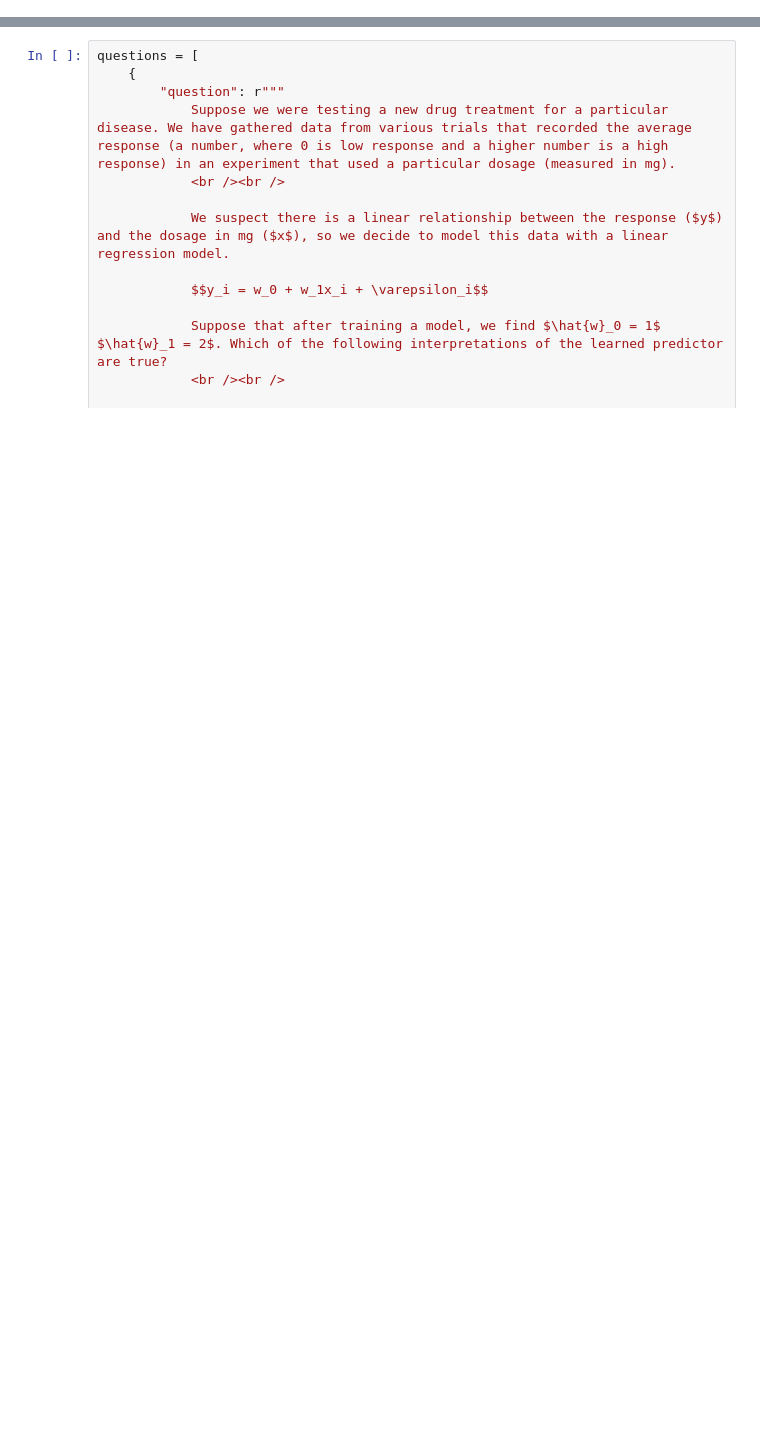
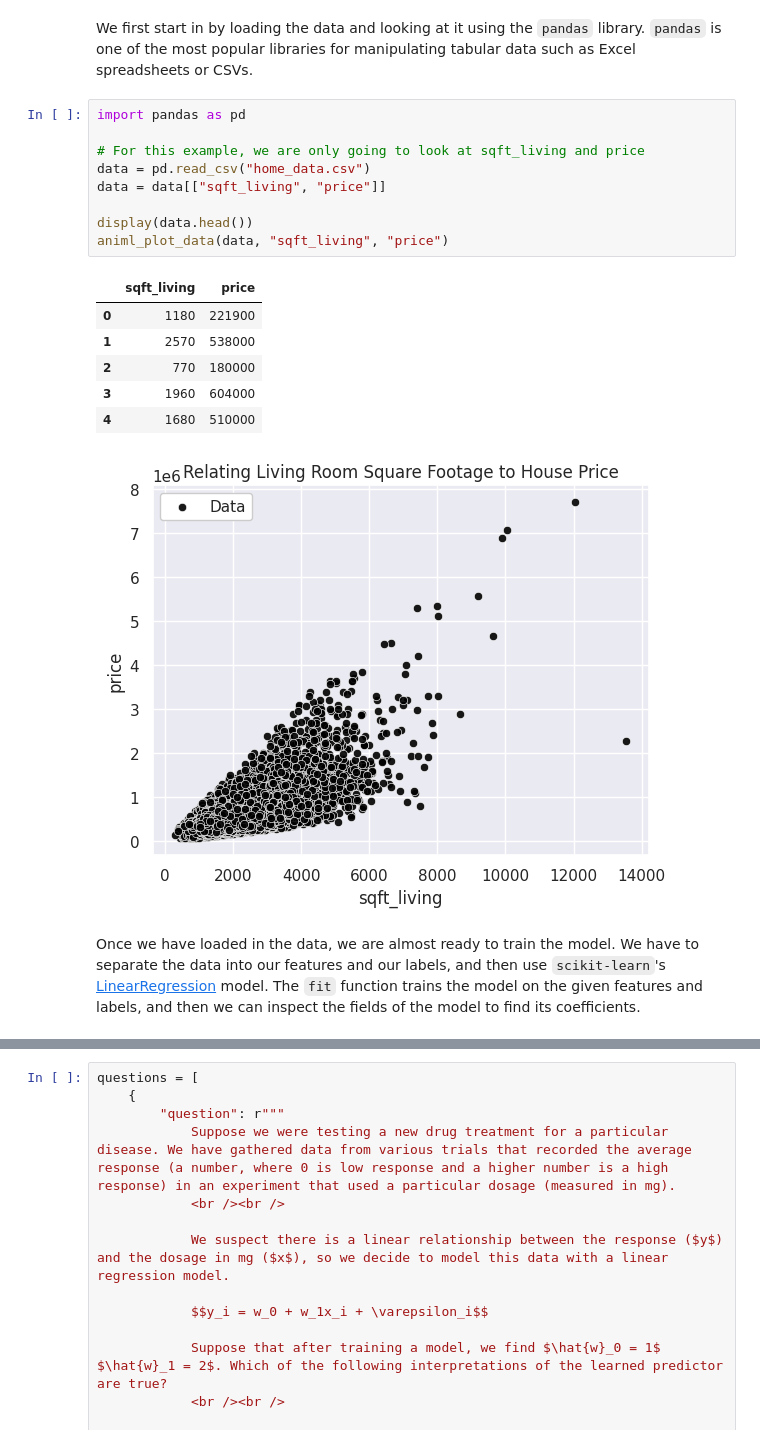
Before and after one commit to animlbook/AnIML, a Jupyter notebook: _sources/regression/linear_regression/index.ipynb, the cells around one changed output, grey strips where cells are left out. Saved outputs shown, nothing was run; the diff lists cells and outputs as text; blank space fills up the shorter version.

```diff
--- a/_sources/regression/linear_regression/index.ipynb
+++ b/_sources/regression/linear_regression/index.ipynb
@@ -345,0 +175,21 @@ We specifically discussed the context of regression and linear regression. Under
+# %% [markdown]
+We first start in by loading the data and looking at it using the `pandas` library. `pandas` is one of the most popular libraries for manipulating tabular data such as Excel spreadsheets or CSVs.
+# %%
+import pandas as pd
+
+# For this example, we are only going to look at sqft_living and price
+data = pd.read_csv("home_data.csv")
+data = data[["sqft_living", "price"]]
+
+display(data.head())
+animl_plot_data(data, "sqft_living", "price")
+# %% [output]
+|  | sqft_living | price |
+| 0 | 1180 | 221900 |
+| 1 | 2570 | 538000 |
+| 2 | 770 | 180000 |
+| 3 | 1960 | 604000 |
+| 4 | 1680 | 510000 |
+[figure, added]
+# %% [markdown]
+Once we have loaded in the data, we are almost ready to train the model. We have to separate the data into our features and our labels, and then use `scikit-learn`'s [LinearRegression](https://scikit-learn.org/stable/modules/generated/sklearn.linear_model.LinearRegression.html) model. The `fit` function trains the model on the given features and labels, and then we can inspect the fields of the model to find its coefficients.
```
Also changed, not shown: parts of 8 cells of this notebook, 15 other files.
